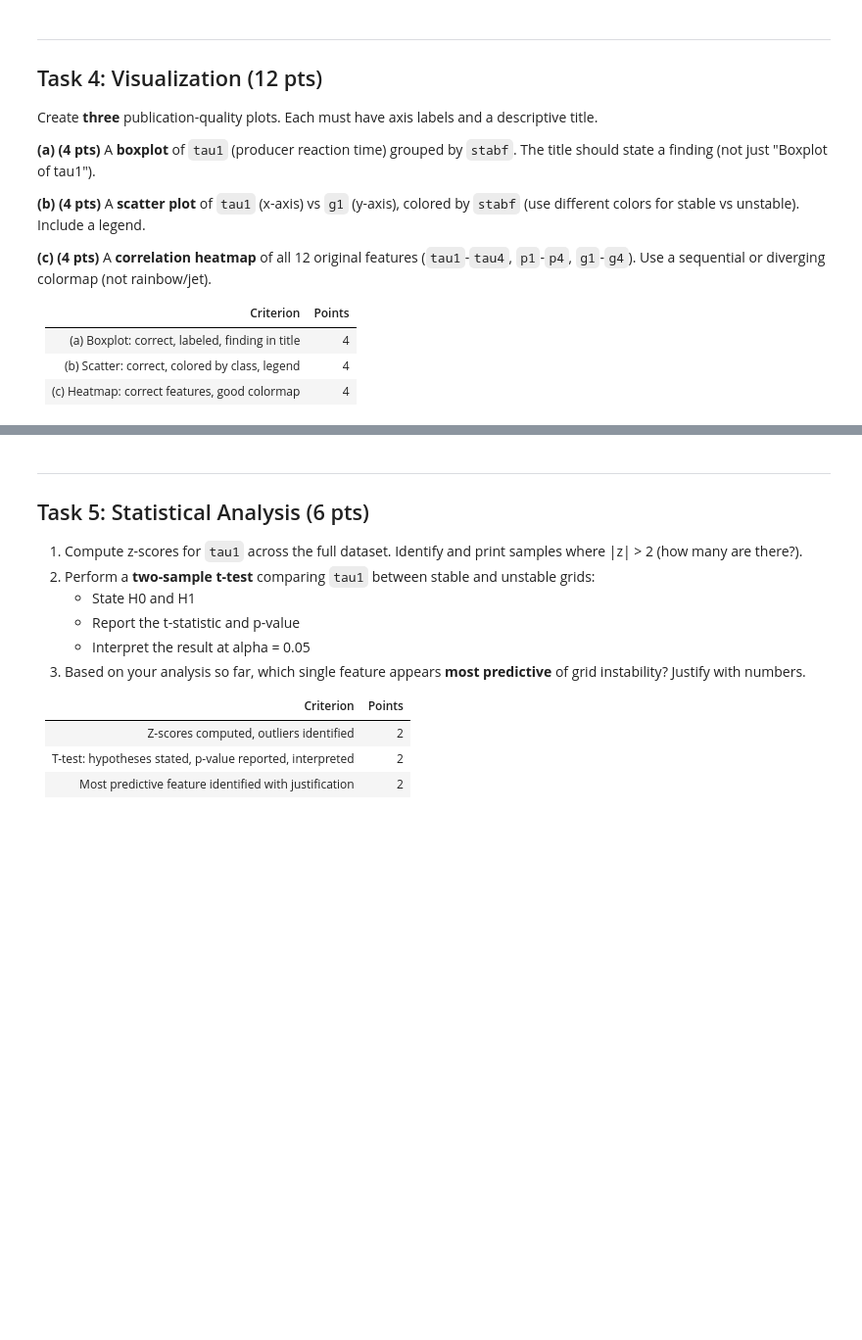
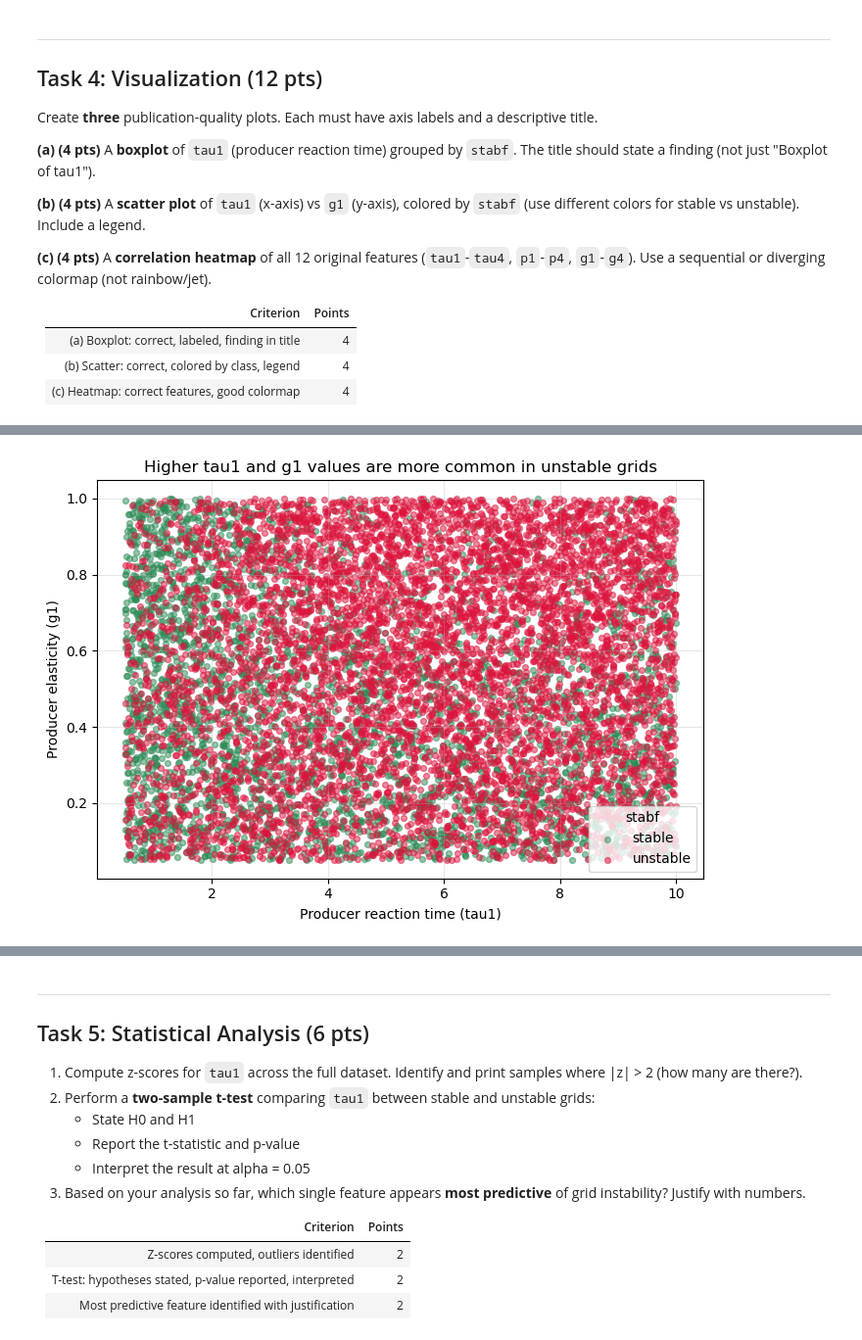
Before and after one commit to boralitost/CE49X, a Jupyter notebook: midterm/Part2_Coding_Exercise.ipynb, the cells around one changed output, grey strips where cells are left out. Shown at 98% size. Cells and saved outputs as stored; diff of their text form; code cells hidden in the pictures; blank space fills up the shorter version.

```diff
--- a/midterm/Part2_Coding_Exercise.ipynb
+++ b/midterm/Part2_Coding_Exercise.ipynb
@@ -165,3 +385,25 @@ Create **three** publication-quality plots. Each must have axis labels and a des
 # %%
-# (b) Scatter plot of tau1 vs g1, colored by stabf
+plt.figure(figsize=(7, 5))
+colors = {"stable": "seagreen", "unstable": "crimson"}
+
+for label, color in colors.items():
+    subset = df[df["stabf"] == label]
+    plt.scatter(
+        subset["tau1"],
+        subset["g1"],
+        label=label,
+        color=color,
+        alpha=0.5,
+        s=18,
+    )
+
+plt.xlabel("Producer reaction time (tau1)")
+plt.ylabel("Producer elasticity (g1)")
+plt.title("Higher tau1 and g1 values are more common in unstable grids")
+plt.legend(title="stabf")
+plt.grid(alpha=0.3)
+plt.tight_layout()
+plt.show()
+# %% [output]
+[figure, added]
 # %%
```
Also changed, not shown: parts of 18 cells of this notebook.
